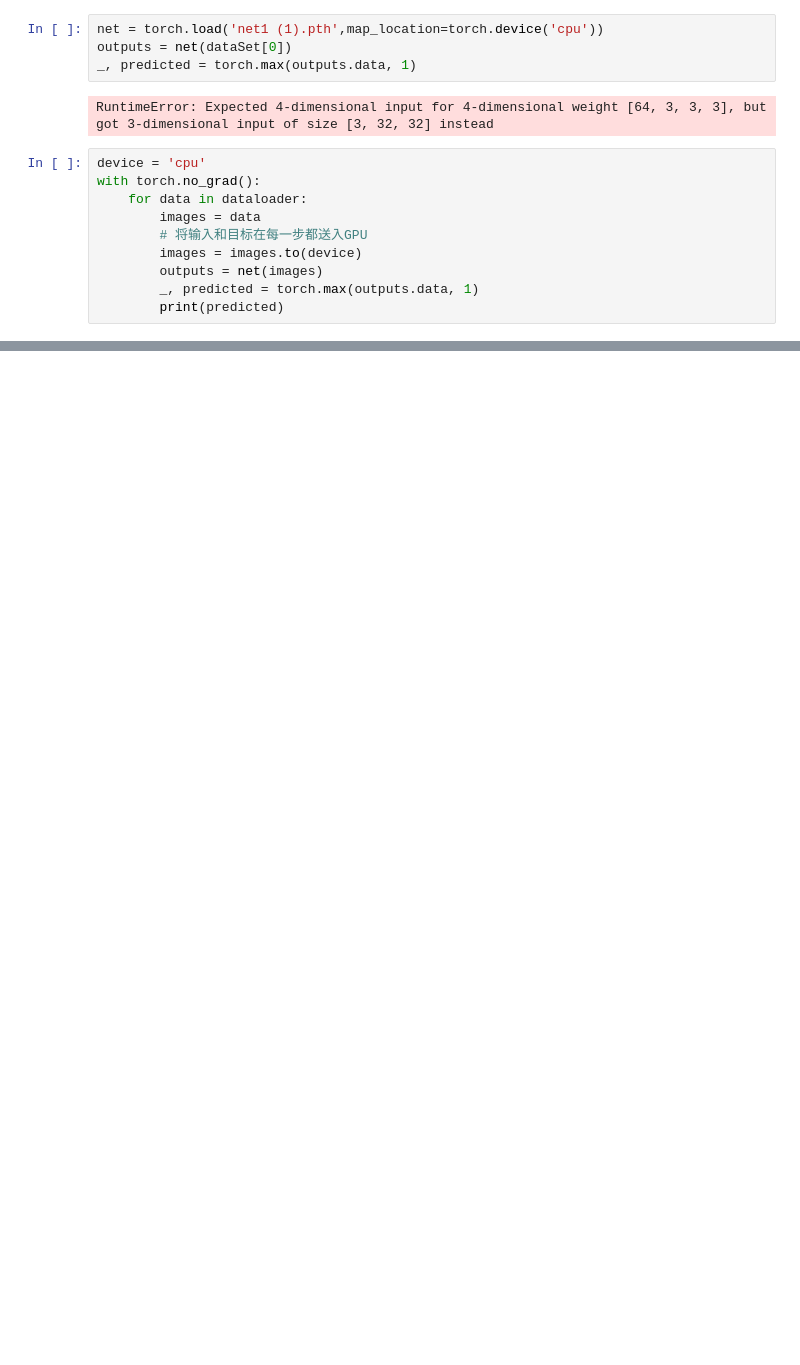
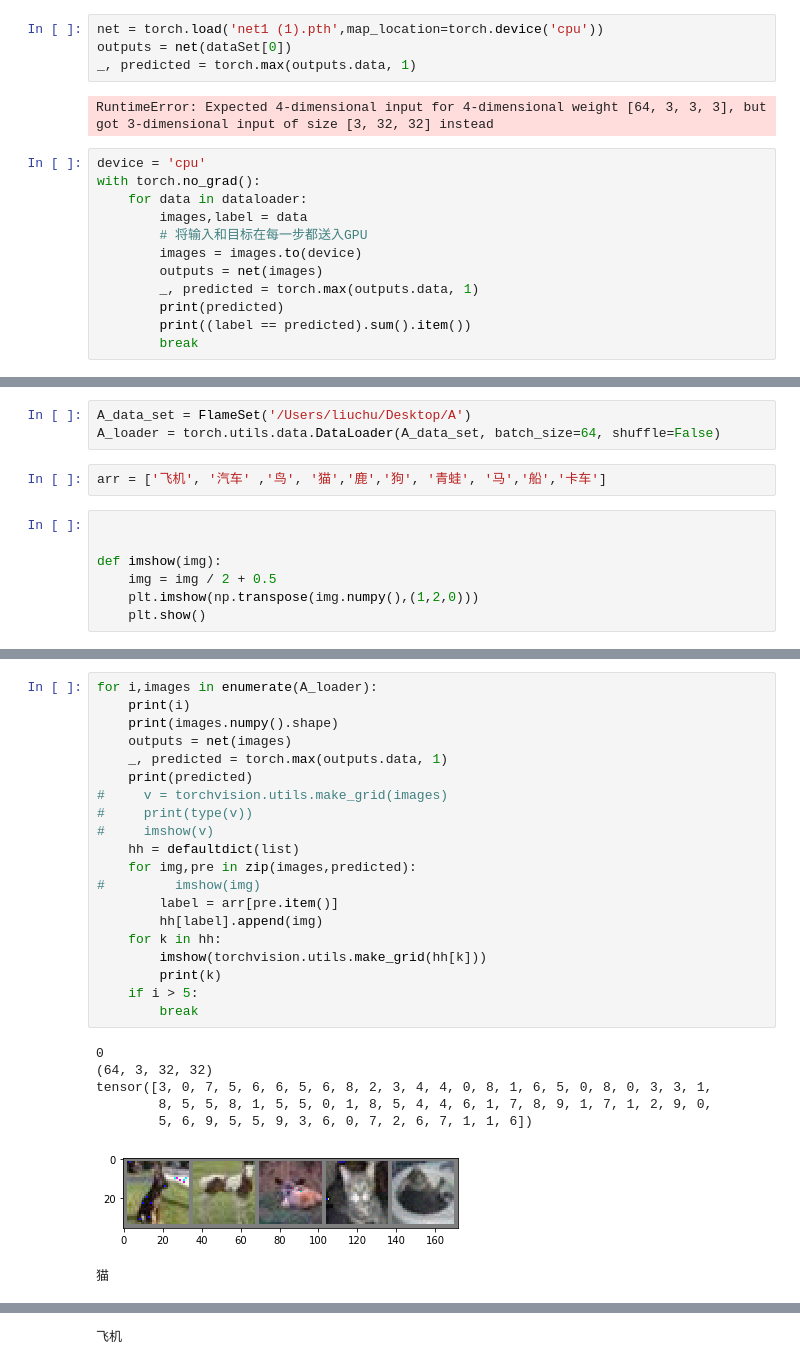
Before and after one commit to callmeliuchu/cats_dogs, a Jupyter notebook: resnet.ipynb, the cells around one changed output, grey strips where cells are left out. Cells and saved outputs as stored; diff of their text form; blank space fills up the shorter version.

```diff
--- a/resnet.ipynb
+++ b/resnet.ipynb
@@ -345,12 +362,14 @@ RuntimeError: Expected 4-dimensional input for 4-dimensional weight [64, 3, 3, 3
 device = 'cpu'
 with torch.no_grad():
     for data in dataloader:
-        images = data
+        images,label = data
         # 将输入和目标在每一步都送入GPU
         images = images.to(device)
         outputs = net(images)
         _, predicted = torch.max(outputs.data, 1)
         print(predicted)
+        print((label == predicted).sum().item())
+        break
 # %% [output]
 tensor([3, 0, 8, 6, 9, 5, 4, 8, 4, 2, 4, 6, 2, 3, 4, 6, 3, 7, 5, 4, 1, 5, 2, 5,
         1, 3, 0, 0, 8, 2, 2, 4, 5, 0, 3, 6, 6, 3, 4, 4, 5, 1, 7, 5, 3, 9, 2, 6,
@@ -372,0 +386,12 @@ KeyboardInterrupt:
+# %%
+A_data_set = FlameSet('/Users/liuchu/Desktop/A')
+A_loader = torch.utils.data.DataLoader(A_data_set, batch_size=64, shuffle=False)
+# %%
+arr = ['飞机', '汽车' ,'鸟', '猫','鹿','狗', '青蛙', '马','船','卡车']
+# %%
+
+
+def imshow(img):
+    img = img / 2 + 0.5
+    plt.imshow(np.transpose(img.numpy(),(1,2,0)))
+    plt.show()
@@ -372,0 +400,28 @@ KeyboardInterrupt:
+# %%
+for i,images in enumerate(A_loader):
+    print(i)
+    print(images.numpy().shape)
+    outputs = net(images)
+    _, predicted = torch.max(outputs.data, 1)
+    print(predicted)
+#     v = torchvision.utils.make_grid(images)
+#     print(type(v))
+#     imshow(v)
+    hh = defaultdict(list)
+    for img,pre in zip(images,predicted):
+#         imshow(img)
+        label = arr[pre.item()]
+        hh[label].append(img)
+    for k in hh:
+        imshow(torchvision.utils.make_grid(hh[k]))
+        print(k)
+    if i > 5:
+        break
+# %% [output]
+0
+(64, 3, 32, 32)
+tensor([3, 0, 7, 5, 6, 6, 5, 6, 8, 2, 3, 4, 4, 0, 8, 1, 6, 5, 0, 8, 0, 3, 3, 1,
+        8, 5, 5, 8, 1, 5, 5, 0, 1, 8, 5, 4, 4, 6, 1, 7, 8, 9, 1, 7, 1, 2, 9, 0,
+        5, 6, 9, 5, 5, 9, 3, 6, 0, 7, 2, 6, 7, 1, 1, 6])
+[figure, added]
+猫
@@ -372,0 +429 @@ KeyboardInterrupt:
+飞机
```
Also changed, not shown: parts of 8 cells of this notebook.
